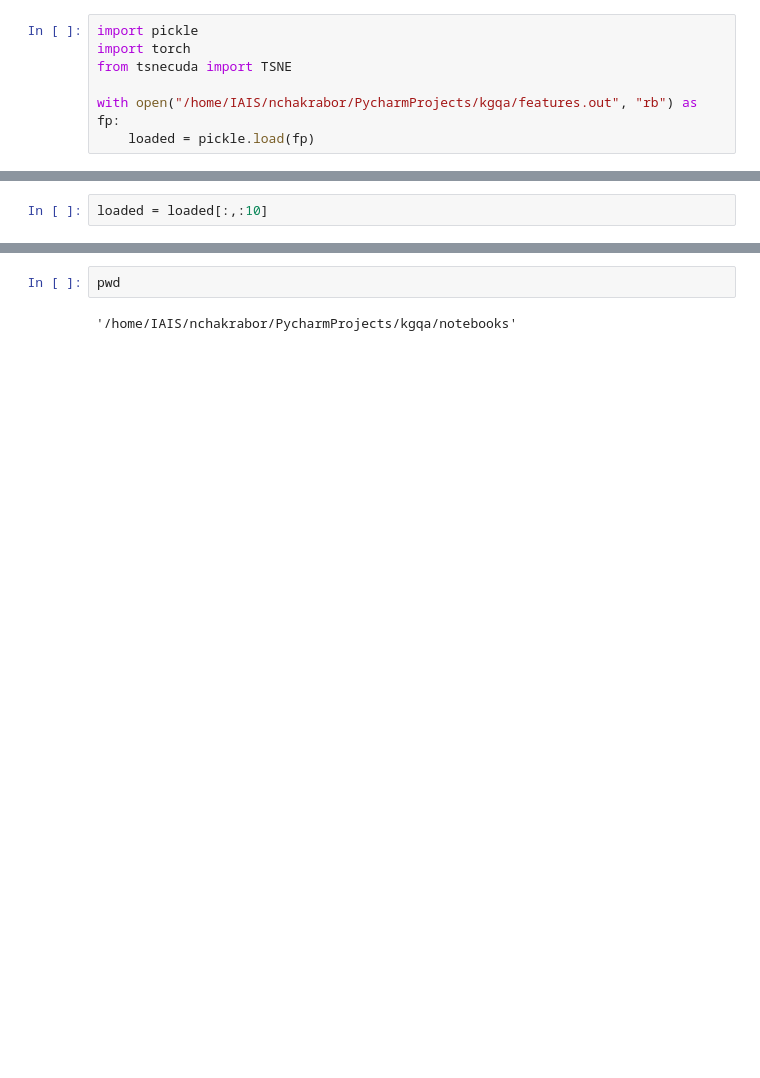
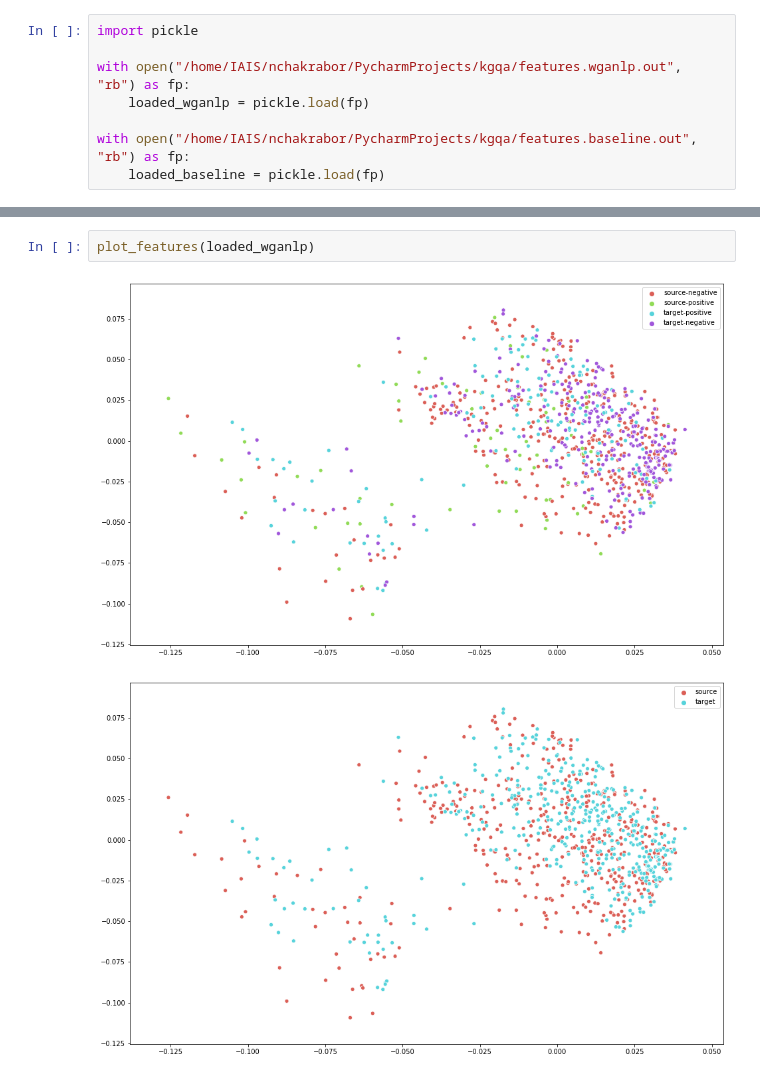
Before and after one commit to nilesh-c/kgqa, a Jupyter notebook: kgqafairseq/notebooks/Thesis_plots.ipynb, the cells around one changed output, grey strips where cells are left out. Saved outputs shown, nothing was run; the diff lists cells and outputs as text; blank space fills up the shorter version.

Commit message:
This is the correct noteook with PCA and TSNE plots

```diff
--- a/kgqafairseq/notebooks/Thesis_plots.ipynb
+++ b/kgqafairseq/notebooks/Thesis_plots.ipynb
@@ -1,7 +1,8 @@
 # %%
 import pickle
-import torch
-from tsnecuda import TSNE
 
-with open("/home/IAIS/nchakrabor/PycharmProjects/kgqa/features.out", "rb") as fp:
-    loaded = pickle.load(fp)
+with open("/home/IAIS/nchakrabor/PycharmProjects/kgqa/features.wganlp.out", "rb") as fp:
+    loaded_wganlp = pickle.load(fp)
+
+with open("/home/IAIS/nchakrabor/PycharmProjects/kgqa/features.baseline.out", "rb") as fp:
+    loaded_baseline = pickle.load(fp)
@@ -10,2 +8,0 @@ RuntimeError: Attempting to deserialize object on a CUDA device but torch.cuda.i
-# %%
-loaded = loaded[:,:10]
@@ -44,4 +78,5 @@ X = PCA(n_components=2).fit_transform(X)
-# %%
-pwd
-# %% [output]
-'/home/IAIS/nchakrabor/PycharmProjects/kgqa/notebooks'
+# %%
+plot_features(loaded_wganlp)
+# %% [output]
+[figure, added]
+[figure, added]
```
Also changed, not shown: parts of 7 cells of this notebook.
